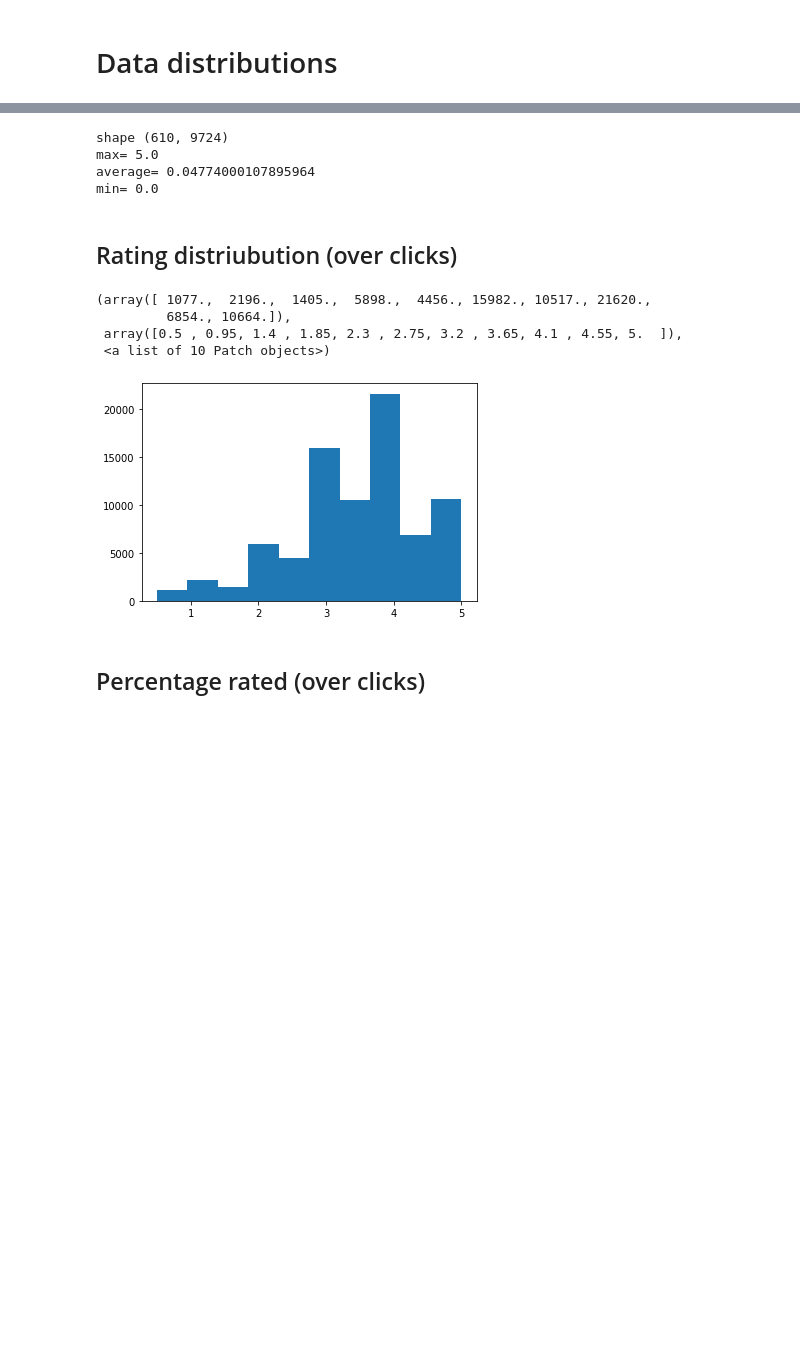
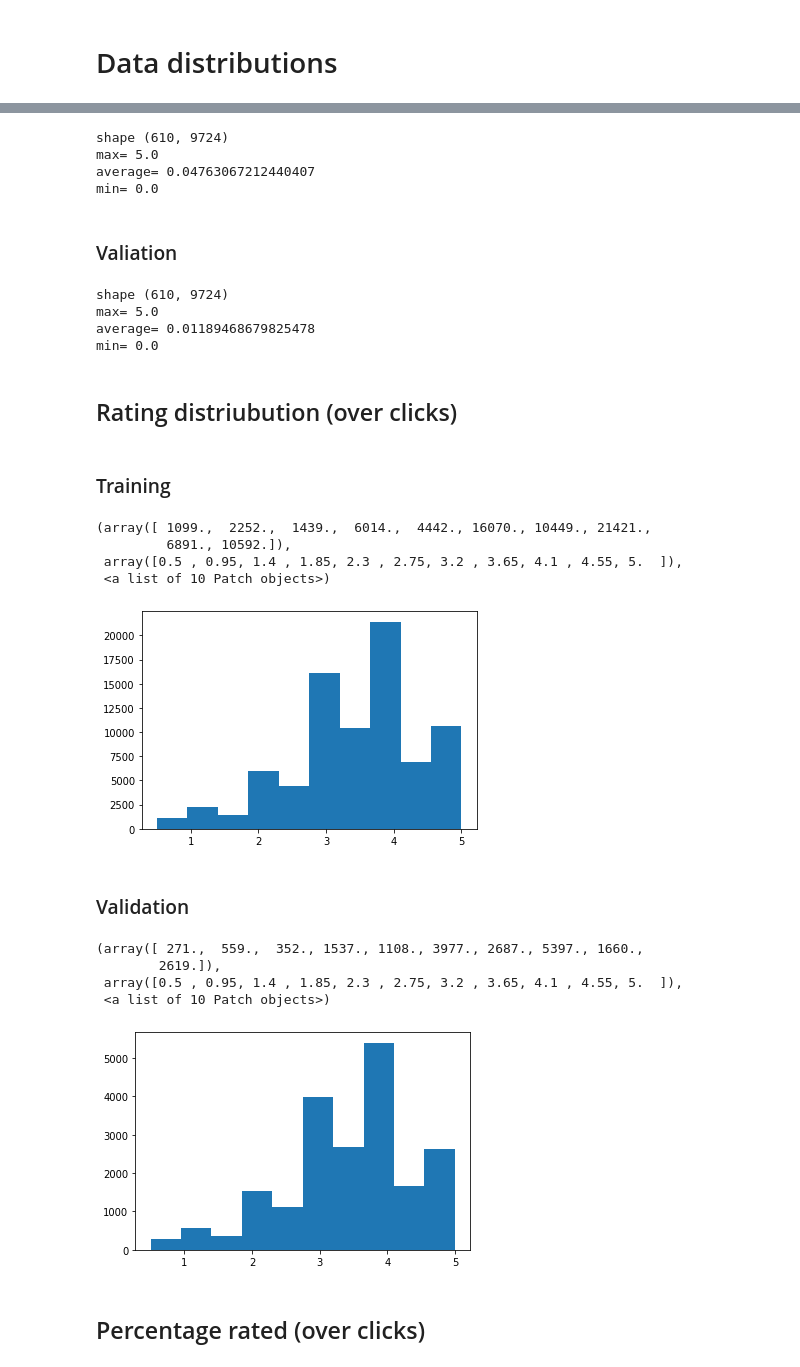
Before and after one commit to DaviesX/movie-lens, a Jupyter notebook: src/a_raw_data.ipynb, the cells around one changed output, grey strips where cells are left out. Saved outputs shown, nothing was run; the diff lists cells and outputs as text; code cells hidden in the pictures; blank space fills up the shorter version.

```diff
--- a/src/a_raw_data.ipynb
+++ b/src/a_raw_data.ipynb
@@ -6,26 +8,52 @@ import numpy as np
 from scipy.sparse import coo_matrix, csc_matrix, csr_matrix
 import matplotlib.pyplot as plt
 
-um = dataset.load_sparse_matrix(file="../data/raw_ratings_train.npz")
+um_train = dataset.load_sparse_matrix(file="../data/raw_ratings_train.npz")
 
-print("shape", um.shape)
-print("max=", np.max(um))
-print("average=", np.mean(um))
-print("min=", np.min(um))
+print("shape", um_train.shape)
+print("max=", np.max(um_train))
+print("average=", np.mean(um_train))
+print("min=", np.min(um_train))
 # %% [output]
 shape (610, 9724)
 max= 5.0
-average= 0.04774000107895964
+average= 0.04763067212440407
 min= 0.0
+# %% [markdown]
+### Valiation
+# %%
+um_valid = dataset.load_sparse_matrix(file="../data/raw_ratings_valid.npz")
+
+print("shape", um_valid.shape)
+print("max=", np.max(um_valid))
+print("average=", np.mean(um_valid))
+print("min=", np.min(um_valid))
+# %% [output]
+shape (610, 9724)
+max= 5.0
+average= 0.01189468679825478
+min= 0.0
 # %% [markdown]
 ## Rating distriubution (over clicks)
+# %% [markdown]
+### Training
 # %%
-plt.hist(x=um.data, bins=10)
+plt.hist(x=um_train.data, bins=10)
 # %% [output]
-(array([ 1077.,  2196.,  1405.,  5898.,  4456., 15982., 10517., 21620.,
-         6854., 10664.]),
+(array([ 1099.,  2252.,  1439.,  6014.,  4442., 16070., 10449., 21421.,
+         6891., 10592.]),
  array([0.5 , 0.95, 1.4 , 1.85, 2.3 , 2.75, 3.2 , 3.65, 4.1 , 4.55, 5.  ]),
  <a list of 10 Patch objects>)
-[figure, old version]
+[figure, new version]
+# %% [markdown]
+### Validation
+# %%
+plt.hist(x=um_valid.data, bins=10)
+# %% [output]
+(array([ 271.,  559.,  352., 1537., 1108., 3977., 2687., 5397., 1660.,
+        2619.]),
+ array([0.5 , 0.95, 1.4 , 1.85, 2.3 , 2.75, 3.2 , 3.65, 4.1 , 4.55, 5.  ]),
+ <a list of 10 Patch objects>)
+[figure, added]
 # %% [markdown]
 ## Percentage rated (over clicks)
```
Also changed, not shown: parts of 17 cells of this notebook, 10 other files.
